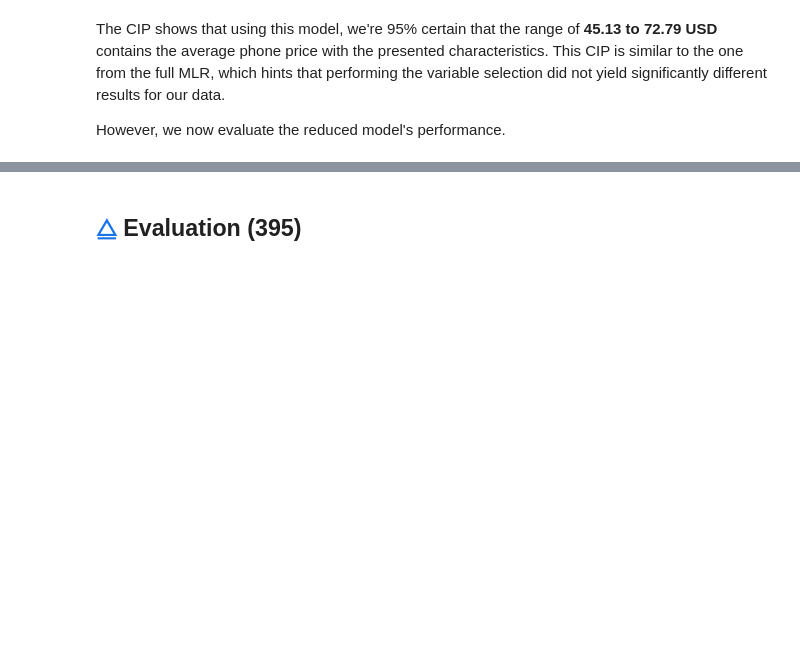
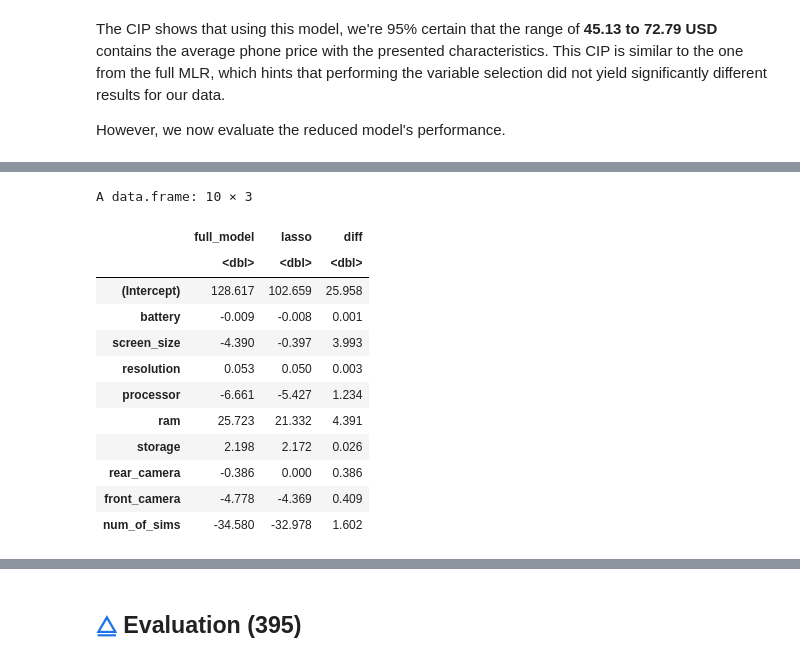
Before and after one commit to Ihor16/stat-301-project, a Jupyter notebook: FinalReport.ipynb, the cells around one changed output, grey strips where cells are left out. Saved outputs shown, nothing was run; the diff lists cells and outputs as text; code cells hidden in the pictures; blank space fills up the shorter version.

Commit message:
Merged lasso explanations

```diff
--- a/FinalReport.ipynb
+++ b/FinalReport.ipynb
@@ -530,0 +735,30 @@ round(log(phone_lambda_min), 2)
+# %%
+# Building LASSO model with the min lambda
+phone_model_lasso <- glmnet(
+  x = phone_training_matrix_x,
+  y = phone_training_matrix_y,
+  alpha = 1,
+  lambda = phone_lambda_min
+)
+
+# Comparing coefficients from the full MLR model and LASSO with min lambda
+data.frame(
+  full_model = coef(phone_model_full),
+  lasso = c(phone_model_lasso$a0, as.vector(phone_model_lasso$beta))
+) %>%
+  round(3) %>%
+  mutate(diff = abs(full_model - lasso))
+# %% [output]
+A data.frame: 10 × 3
+|  | full_model | lasso | diff |
+|  | <dbl> | <dbl> | <dbl> |
+| (Intercept) | 128.617 | 102.659 | 25.958 |
+| battery | -0.009 | -0.008 | 0.001 |
+| screen_size | -4.390 | -0.397 | 3.993 |
+| resolution | 0.053 | 0.050 | 0.003 |
+| processor | -6.661 | -5.427 | 1.234 |
+| ram | 25.723 | 21.332 | 4.391 |
+| storage | 2.198 | 2.172 | 0.026 |
+| rear_camera | -0.386 | 0.000 | 0.386 |
+| front_camera | -4.778 | -4.369 | 0.409 |
+| num_of_sims | -34.580 | -32.978 | 1.602 |
```
Also changed, not shown: parts of 41 cells of this notebook.
